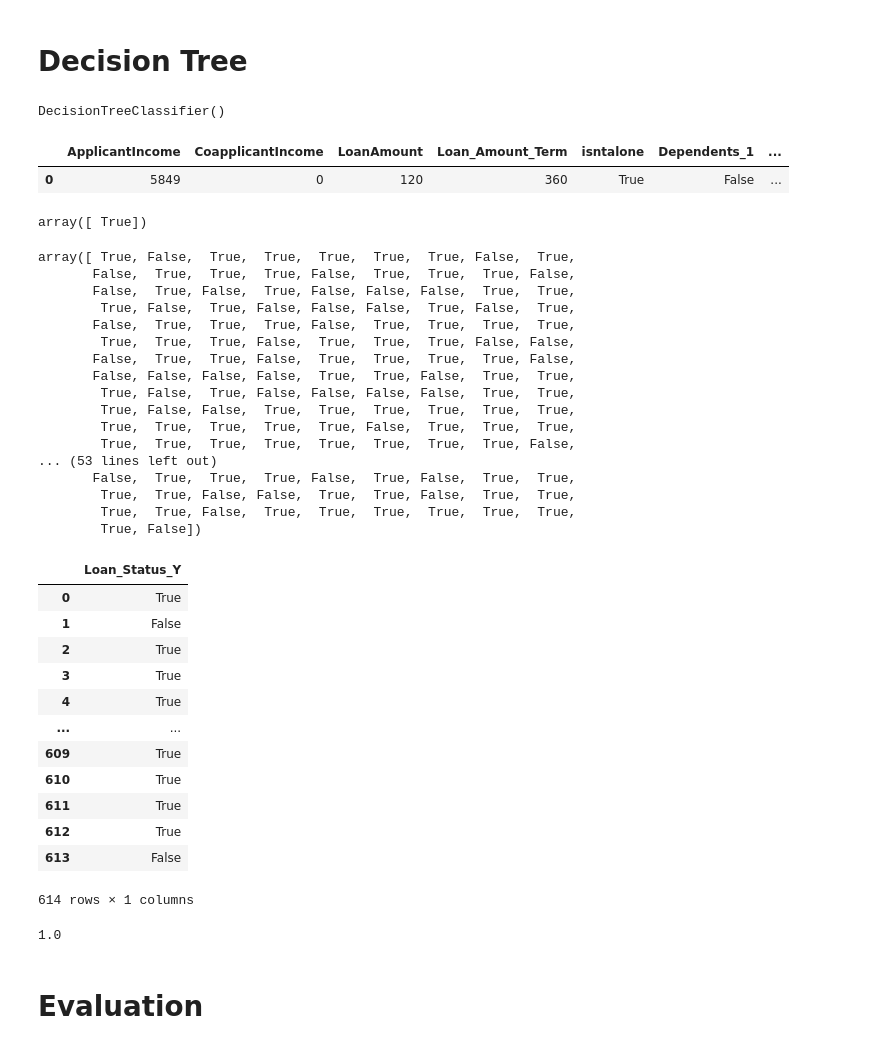
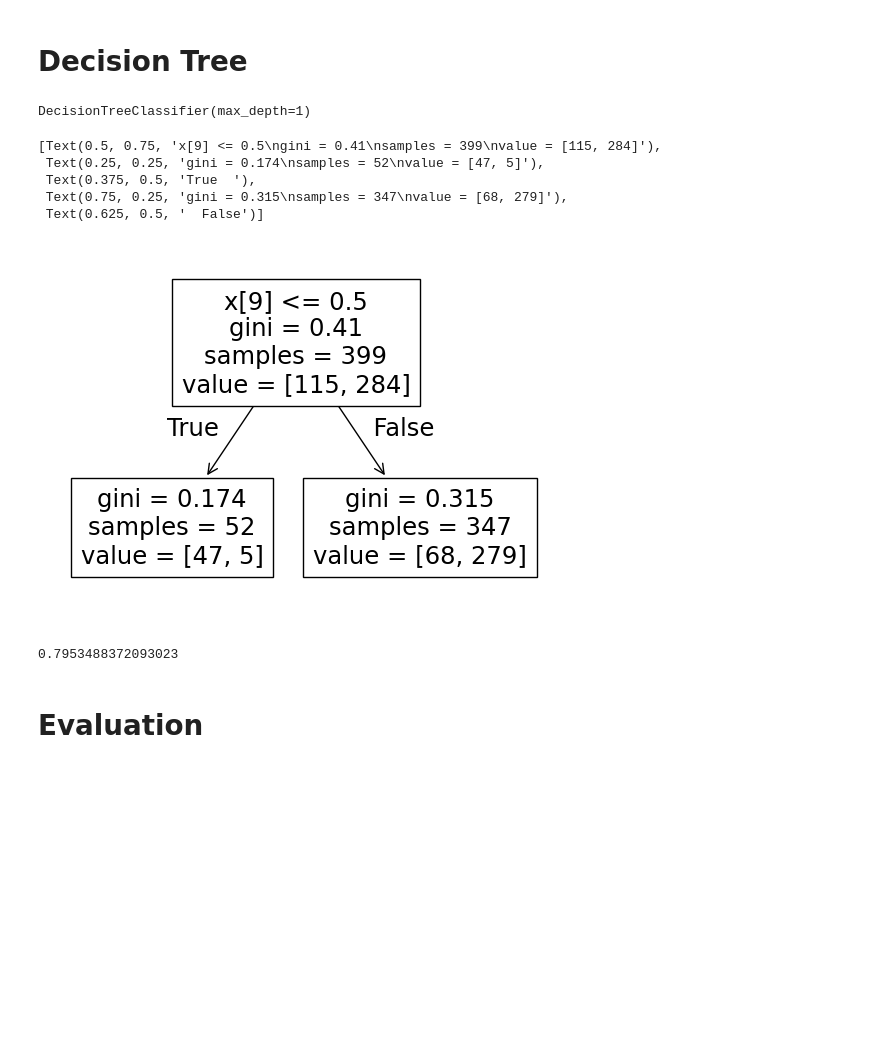
Before and after one commit to SarahBerger14/Datamining, a Jupyter notebook: supervised_1b.ipynb, the cells around one changed output. Cells and saved outputs as stored; diff of their text form; code cells hidden in the pictures; blank space fills up the shorter version.

```diff
--- a/supervised_1b.ipynb
+++ b/supervised_1b.ipynb
@@ -236,60 +236,22 @@ X = df.drop("Loan_Status", axis=1)
 X = pd.get_dummies(X, drop_first=True)
 # %%
 y = pd.get_dummies(y,drop_first=True)
+# %%
+X_train, X_test, y_train, y_test = train_test_split(X,y,test_size=0.35, random_state=42)
 # %% [markdown]
 # Decision Tree
 # %%
-clf = DecisionTreeClassifier()
+clf = DecisionTreeClassifier(max_depth=1)
 # %%
-clf.fit(X,y)
+clf.fit(X_train,y_train)
 # %% [output]
-DecisionTreeClassifier()
+DecisionTreeClassifier(max_depth=1)
-# %%
-X.iloc[0:1]
-# %% [output]
-|  | ApplicantIncome | CoapplicantIncome | LoanAmount | Loan_Amount_Term | isntalone | Dependents_1 | ... |
-| 0 | 5849 | 0 | 120 | 360 | True | False | ... |
-# %%
-clf.predict(X.iloc[0:1])
-# %% [output]
-array([ True])
-# %%
-clf.predict(X)
-# %% [output]
-array([ True, False,  True,  True,  True,  True,  True, False,  True,
-       False,  True,  True,  True, False,  True,  True,  True, False,
-       False,  True, False,  True, False, False, False,  True,  True,
-        True, False,  True, False, False, False,  True, False,  True,
-       False,  True,  True,  True, False,  True,  True,  True,  True,
-        True,  True,  True, False,  True,  True,  True, False, False,
-       False,  True,  True, False,  True,  True,  True,  True, False,
-       False, False, False, False,  True,  True, False,  True,  True,
-        True, False,  True, False, False, False, False,  True,  True,
-        True, False, False,  True,  True,  True,  True,  True,  True,
-        True,  True,  True,  True,  True, False,  True,  True,  True,
-        True,  True,  True,  True,  True,  True,  True,  True, False,
-... (53 lines left out)
-       False,  True,  True,  True, False,  True, False,  True,  True,
-        True,  True, False, False,  True,  True, False,  True,  True,
-        True,  True, False,  True,  True,  True,  True,  True,  True,
-        True, False])
-# %%
-y
-# %% [output]
-|  | Loan_Status_Y |
-| 0 | True |
-| 1 | False |
-| 2 | True |
-| 3 | True |
-| 4 | True |
-| ... | ... |
-| 609 | True |
-| 610 | True |
-| 611 | True |
-| 612 | True |
-| 613 | False |
-614 rows × 1 columns
-# %%
-accuracy_score(y, clf.predict(X))
-# %% [output]
-1.0
+# %%
+tree.plot_tree(clf)
+# %% [output]
+[Text(0.5, 0.75, 'x[9] <= 0.5\ngini = 0.41\nsamples = 399\nvalue = [115, 284]'),
+ Text(0.25, 0.25, 'gini = 0.174\nsamples = 52\nvalue = [47, 5]'),
+ Text(0.375, 0.5, 'True  '),
+ Text(0.75, 0.25, 'gini = 0.315\nsamples = 347\nvalue = [68, 279]'),
+ Text(0.625, 0.5, '  False')]
+[figure, added]
@@ -296,3 +260,7 @@ accuracy_score(y, clf.predict(X))
+# %%
+accuracy_score(y_test, y_pred)
+# %% [output]
+0.7953488372093023
 # %% [markdown]
 # Evaluation
 # %% [markdown]
```
Also changed, not shown: parts of 1 cell of this notebook.
